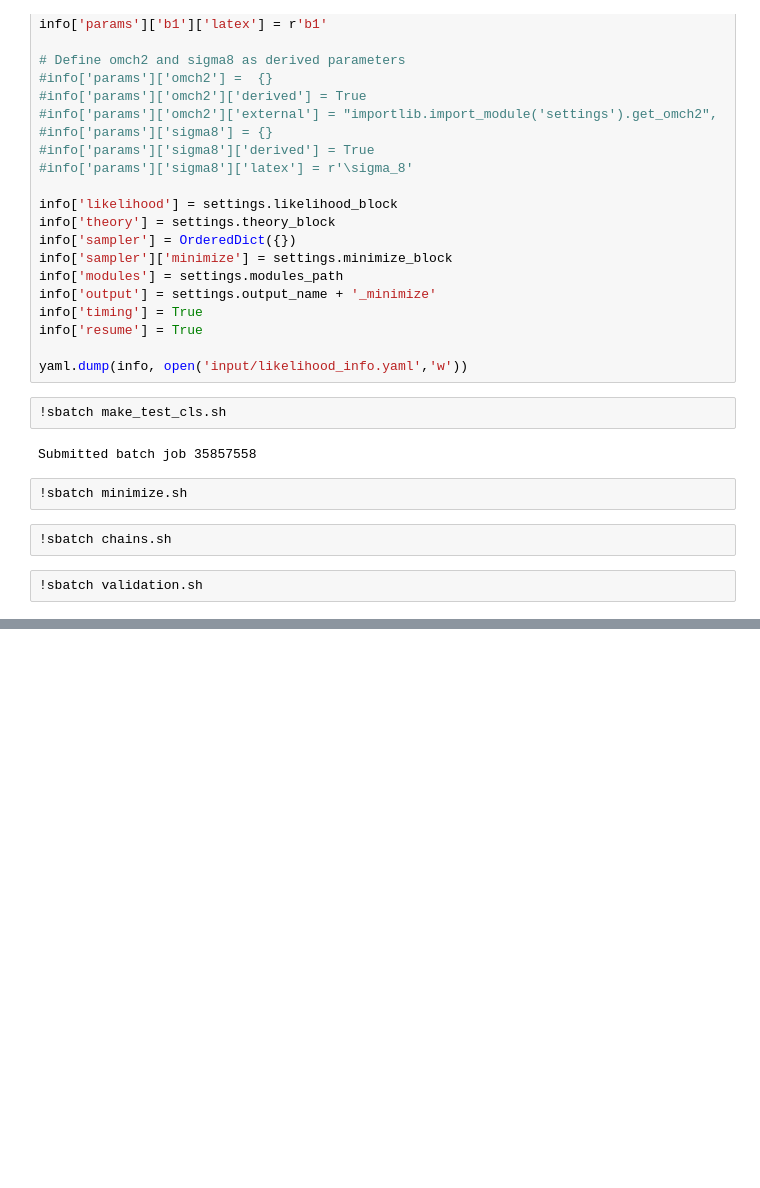
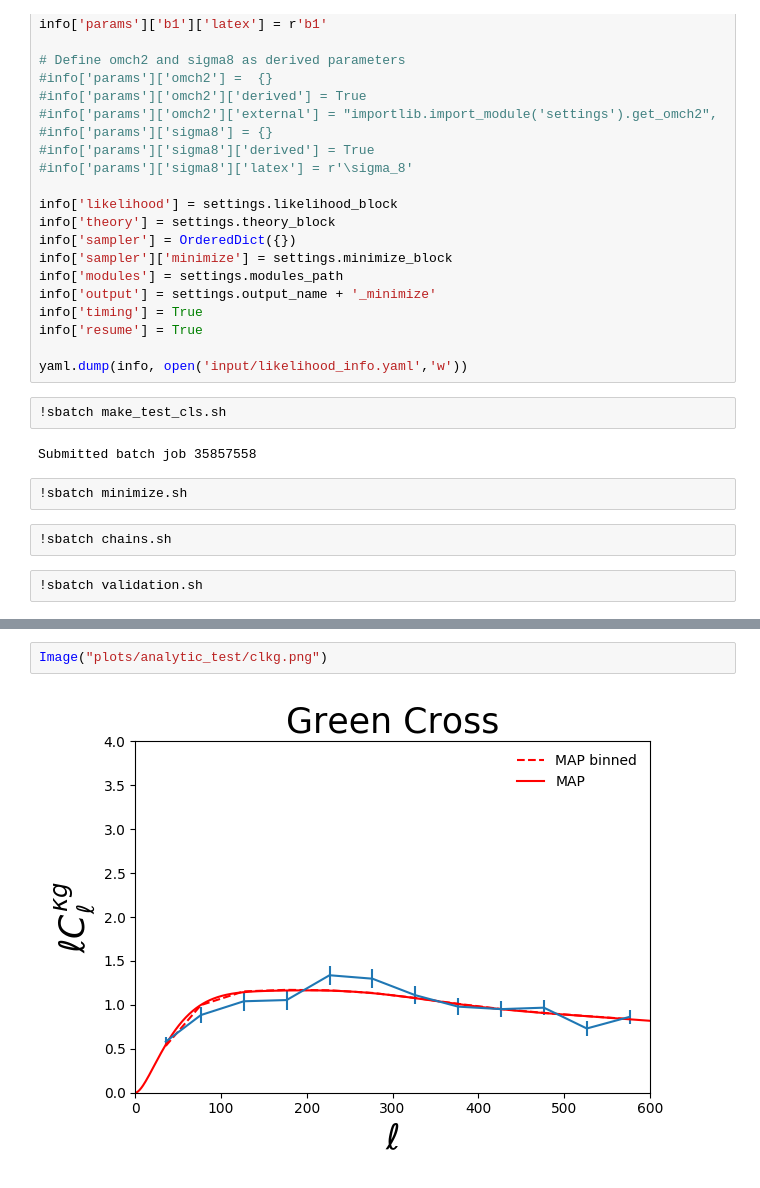
Before and after one commit to simonsobs/xcorr, a Jupyter notebook: notebooks/likelihood_example.ipynb, the cells around one changed output, grey strips where cells are left out. Saved outputs shown, nothing was run; the diff lists cells and outputs as text; blank space fills up the shorter version.

```diff
--- a/notebooks/likelihood_example.ipynb
+++ b/notebooks/likelihood_example.ipynb
@@ -85,0 +91,4 @@ Submitted batch job 35857558
+# %%
+Image("plots/analytic_test/clkg.png")
+# %% [output]
+[figure, added]
```
Also changed, not shown: parts of 7 cells of this notebook, 1 other file.
